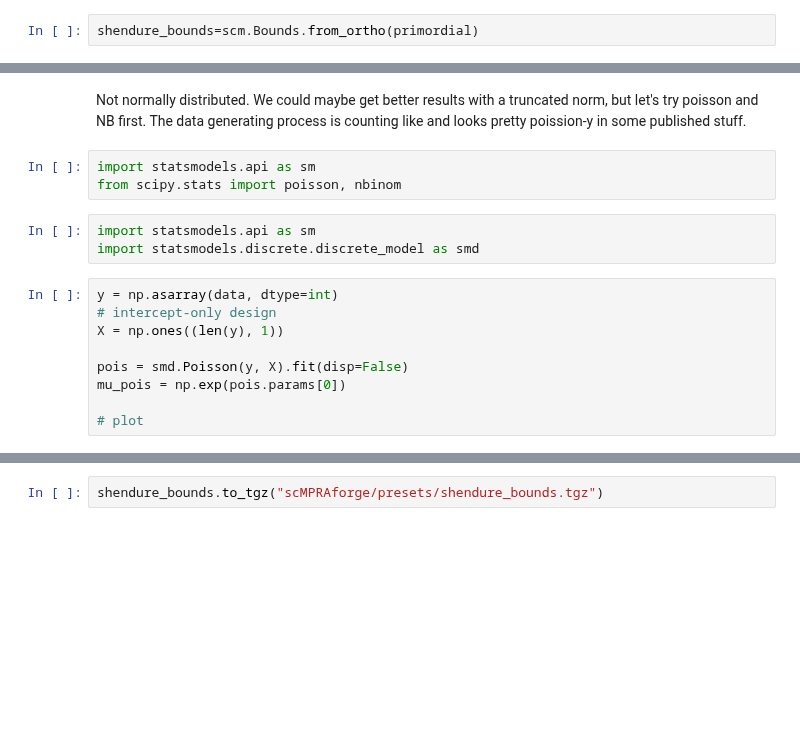
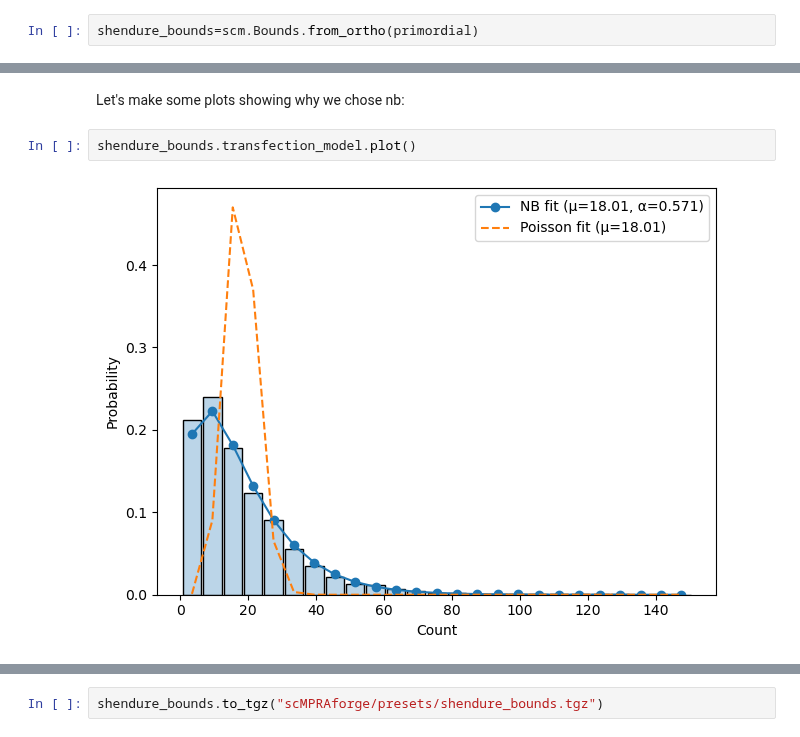
Before and after one commit to Reilly-Lab-Yale/tabula-rasa, a Jupyter notebook: analyses/supporting/abstract_bounds/shendure_bounds.ipynb, the cells around one changed output, grey strips where cells are left out. Saved outputs shown, nothing was run; the diff lists cells and outputs as text; blank space fills up the shorter version.

Commit message:
bounds moved to core & updated with better plotting. shendure preset re-exported

```diff
--- a/analyses/supporting/abstract_bounds/shendure_bounds.ipynb
+++ b/analyses/supporting/abstract_bounds/shendure_bounds.ipynb
@@ -75,17 +31,6 @@ plt.show()
-# %% [markdown]
-Not normally distributed. We could maybe get better results with a truncated norm, but let's try poisson and NB first. The data generating process is counting like and looks pretty poission-y in some published stuff.
-# %%
-import statsmodels.api as sm
-from scipy.stats import poisson, nbinom
-# %%
-import statsmodels.api as sm
-import statsmodels.discrete.discrete_model as smd
-# %%
-y = np.asarray(data, dtype=int)
-# intercept-only design
-X = np.ones((len(y), 1))
-
-pois = smd.Poisson(y, X).fit(disp=False)
-mu_pois = np.exp(pois.params[0])
-
-# plot
+# %% [markdown]
+Let's make some plots showing why we chose nb:
+# %%
+shendure_bounds.transfection_model.plot()
+# %% [output]
+[figure, added]
```
Also changed, not shown: parts of 13 cells of this notebook, 3 other files.
